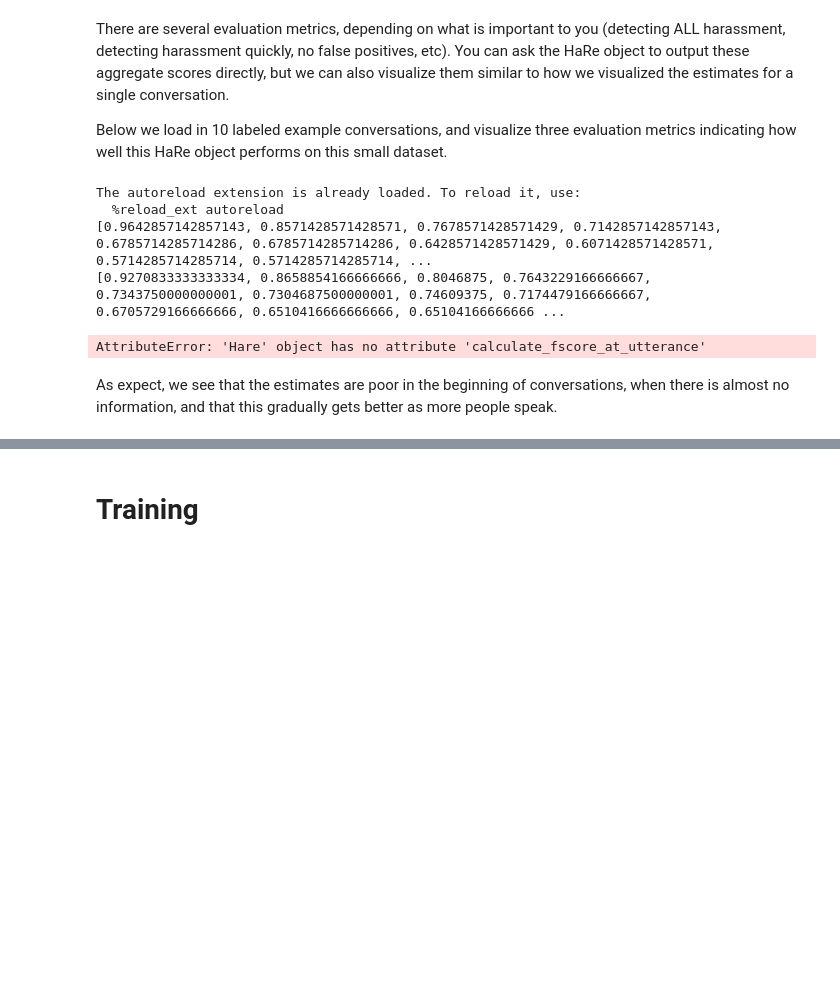
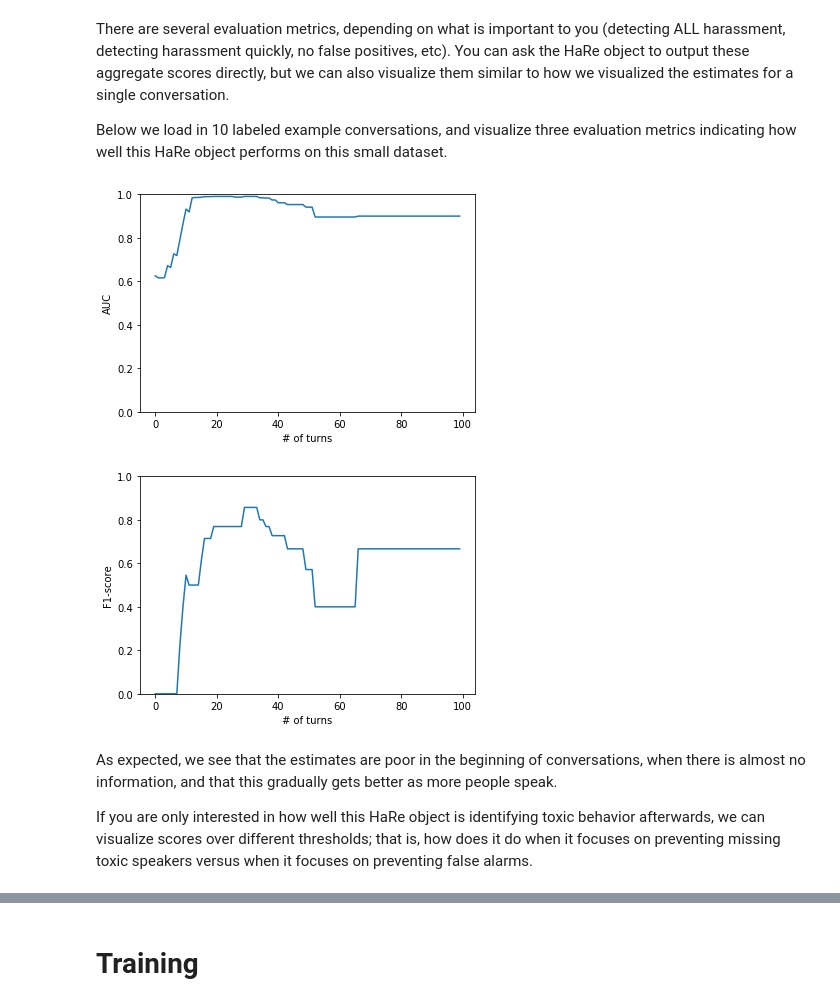
Before and after one commit to Woseseltops/HaRe, a Jupyter notebook: HaRe.ipynb, the cells around one changed output, grey strips where cells are left out. Drawn from its saved outputs; the diff is of its cells as text; code cells hidden in the pictures; blank space fills up the shorter version.

```diff
--- a/HaRe.ipynb
+++ b/HaRe.ipynb
@@ -86,25 +91,30 @@ second_convo.label_speaker('a',0.9)
 There are several evaluation metrics, depending on what is important to you (detecting ALL harassment, detecting harassment quickly, no false positives, etc). You can ask the HaRe object to output these aggregate scores directly, but we can also visualize them similar to how we visualized the estimates for a single conversation.
 
 Below we load in 10 labeled example conversations, and visualize three evaluation metrics indicating how well this HaRe object performs on this small dataset.
+# %%
+#moba_hare = load_pretrained('hare/pretrained/simple')
+
+
+from hare import Hare
+from hare.brain import DictBasedBrain
+
+moba_hare = Hare()
+moba_hare.brain = DictBasedBrain()
 # %%
-%load_ext autoreload
-%autoreload
+%matplotlib inline
 
 from hare import load_pretrained, load_example_conversations
 from hare.visualize import visualize_accuracy_during_conversations, visualize_auc_during_conversations, visualize_fscore_during_conversations
 
-moba_hare = load_pretrained('hare/pretrained/simple')
 for conversation in load_example_conversations():
     moba_hare.add_conversation(conversation)
 
-visualize_accuracy_during_conversations(moba_hare)
 visualize_auc_during_conversations(moba_hare)
 visualize_fscore_during_conversations(moba_hare)
 # %% [output]
-The autoreload extension is already loaded. To reload it, use:
-  %reload_ext autoreload
-[0.9642857142857143, 0.8571428571428571, 0.7678571428571429, 0.7142857142857143, 0.6785714285714286, 0.6785714285714286, 0.6428571428571429, 0.6071428571428571, 0.5714285714285714, 0.5714285714285714, ...
-[0.9270833333333334, 0.8658854166666666, 0.8046875, 0.7643229166666667, 0.7343750000000001, 0.7304687500000001, 0.74609375, 0.7174479166666667, 0.6705729166666666, 0.6510416666666666, 0.65104166666666 ...
-AttributeError: 'Hare' object has no attribute 'calculate_fscore_at_utterance'
+[figure, added]
+[figure, added]
 # %% [markdown]
-As expect, we see that the estimates are poor in the beginning of conversations, when there is almost no information, and that this gradually gets better as more people speak.
+As expected, we see that the estimates are poor in the beginning of conversations, when there is almost no information, and that this gradually gets better as more people speak.
+
+If you are only interested in how well this HaRe object is identifying toxic behavior afterwards, we can visualize scores over different thresholds; that is, how does it do when it focuses on preventing missing toxic speakers versus when it focuses on preventing false alarms.
```
Also changed, not shown: parts of 8 cells of this notebook, 4 other files.
